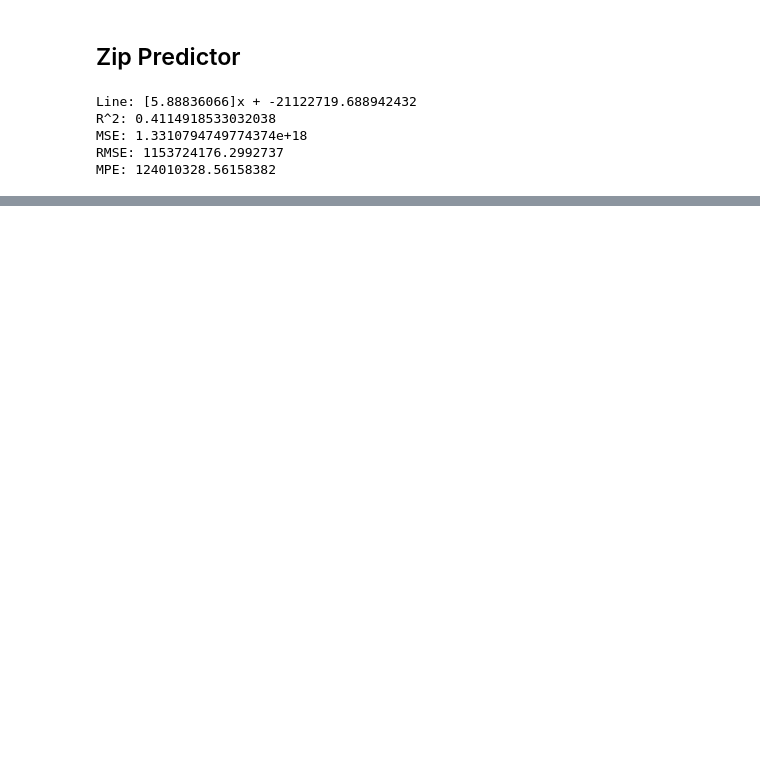
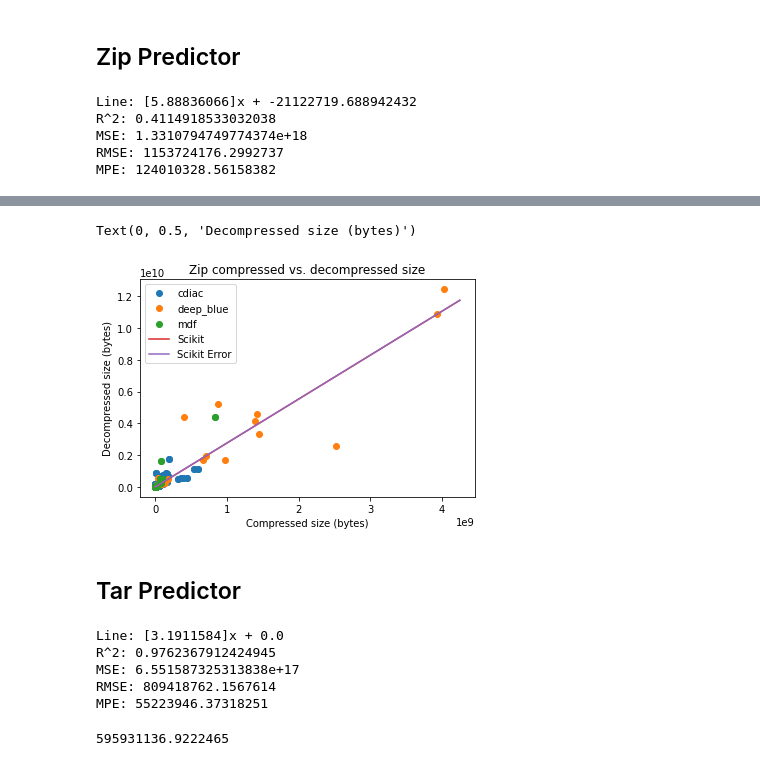
Before and after one commit to xtracthub/abyss, a Jupyter notebook: notebooks/predictor_tests.ipynb, the cells around one changed output, grey strips where cells are left out. Saved outputs shown, nothing was run; the diff lists cells and outputs as text; code cells hidden in the pictures; blank space fills up the shorter version.

```diff
--- a/notebooks/predictor_tests.ipynb
+++ b/notebooks/predictor_tests.ipynb
@@ -121,0 +134,6 @@ Text(0, 0.5, 'Decompressed size (bytes)')
+# %%
+# Import decompression size .csv
+gzip_results_df = pd.read_csv("../data/gzip_decompression_results.csv")
+
+x = np.array(gzip_results_df.compressed_size)
+y = np.array(gzip_results_df.decompressed_size)
@@ -121,0 +163,30 @@ Text(0, 0.5, 'Decompressed size (bytes)')
+# %%
+# Visualize compression vs. decompression
+x1 = gzip_results_df.compressed_size
+y1 = gzip_results_df.decompressed_size
+
+# Figure 1
+for name, group in gzip_results_df.groupby("origin"):
+    plt.plot(group.compressed_size, group.decompressed_size, marker="o", linestyle="", label=name)
+
+plt.plot(np.array([i for i in range(1, 45*10**8, 25*10**7)]),
+         gzip_sklearn_model.predict(np.array([i for i in range(1, 45*10**8, 25*10**7)]).reshape(-1, 1)),
+         label="Scikit")
+
+plt.plot(np.array([i for i in range(1, 45*10**8, 25*10**7)]),
+         gzip_sklearn_model.predict(np.array([i for i in range(1, 45*10**8, 25*10**7)]).reshape(-1, 1)) + 7038058.413954257,
+         label="Scikit Error")
+
+# plt.plot(np.array([i for i in range(1, 25*10**8, 25*10**7)]),
+#          zip_keras_predict(np.array([i for i in range(1, 25*10**8, 25*10**7)]).reshape(-1, 1)),
+#          label="Keras")
+
+plt.legend()
+plt.title("Zip compressed vs. decompressed size")
+plt.xlabel("Compressed size (bytes)")
+plt.ylabel("Decompressed size (bytes)")
+# %% [output]
+Text(0, 0.5, 'Decompressed size (bytes)')
+[figure, added]
+# %% [markdown]
+## Tar Predictor
@@ -121,0 +199,23 @@ Text(0, 0.5, 'Decompressed size (bytes)')
+# %%
+# Train sklearn model
+tar_sklearn_model = sklearn.linear_model.LinearRegression(fit_intercept=False)
+tar_sklearn_model.fit(x.reshape(-1, 1), y)
+
+y_pred = tar_sklearn_model.predict(x.reshape(-1, 1))
+
+print(f"Line: {tar_sklearn_model.coef_}x + {tar_sklearn_model.intercept_}")
+print(f"R^2: {tar_sklearn_model.score(x.reshape(-1, 1), y)}")
+print(f"MSE: {sklearn.metrics.mean_squared_error(y, y_pred)}")
+print(f"RMSE: {np.sqrt(sklearn.metrics.mean_squared_error(y, y_pred))}")
+print(f"MPE: {MeanPositiveError(y, y_pred)}")
+# %% [output]
+Line: [3.1911584]x + 0.0
+R^2: 0.9762367912424945
+MSE: 6.551587325313838e+17
+RMSE: 809418762.1567614
+MPE: 55223946.37318251
+# %%
+error = y_pred - y
+np.quantile(error, 0.95)
+# %% [output]
+595931136.9222465
```
Also changed, not shown: parts of 10 cells of this notebook, 3 other files.
